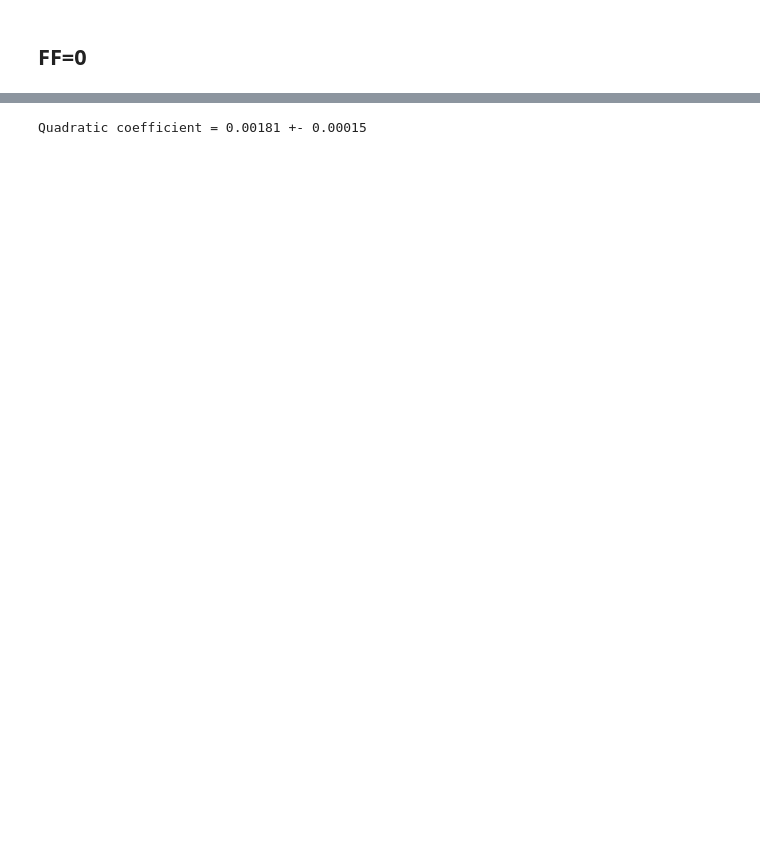
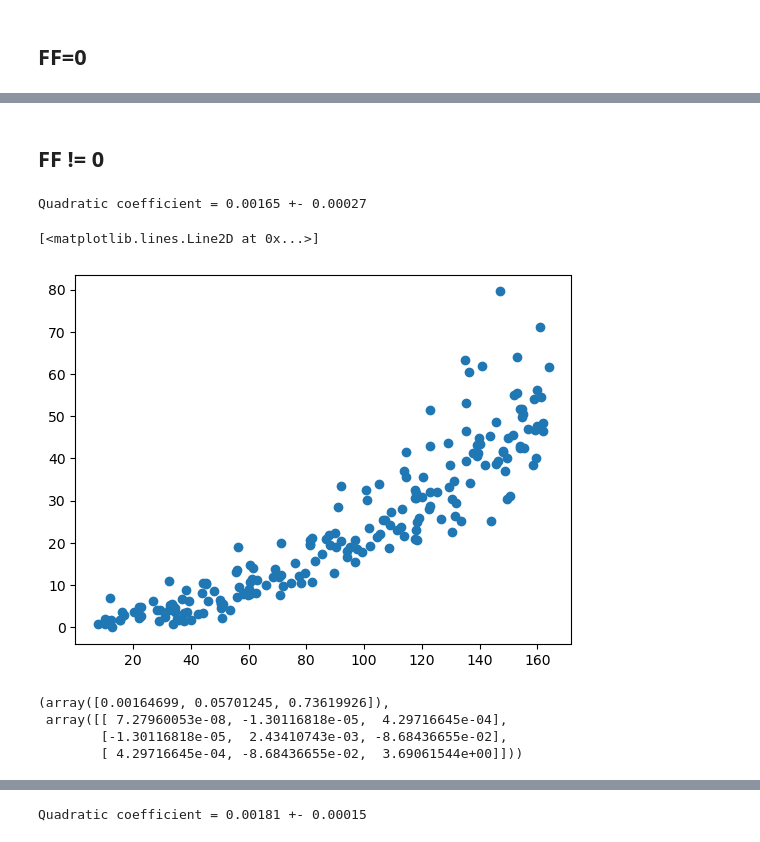
Before and after one commit to Lu-Neil/qnm_filter, a Jupyter notebook: code_demo/SNR_vs_BF/cluster_results.ipynb, the cells around one changed output, grey strips where cells are left out. Cells and saved outputs as stored; diff of their text form; code cells hidden in the pictures; blank space fills up the shorter version.

```diff
--- a/code_demo/SNR_vs_BF/cluster_results.ipynb
+++ b/code_demo/SNR_vs_BF/cluster_results.ipynb
@@ -63,0 +80,23 @@ pl.plot(chi_inject, residual, 'o')
+# %% [markdown]
+## FF != 0
+# %%
+data = np.loadtxt('./results/BF_scaling_allFixed220:200_ALL.dat')
+idx = data.T[0]<250
+[SNRtot_MF, evidence_inj, evidence_filt, nofilter, \
+occams_inj,occams_filt, mass_in_solar, chi_inject] = data.T[:,idx]
+
+log_BF = evidence_inj - evidence_filt
+coeff, err = np.polyfit(SNRtot_MF, log_BF, deg=2, cov=True)
+print(r'Quadratic coefficient = %.5f +- %.5f' % (coeff[0], np.sqrt(err[0,0])))
+pl.plot(SNRtot_MF, log_BF, 'o', label="All fixed")
+# %% [output]
+Quadratic coefficient = 0.00165 +- 0.00027
+[<matplotlib.lines.Line2D at 0x...>]
+[figure, added]
+# %%
+np.polyfit(SNRtot_MF, log_BF, deg=2, cov=True)
+# %% [output]
+(array([0.00164699, 0.05701245, 0.73619926]),
+ array([[ 7.27960053e-08, -1.30116818e-05,  4.29716645e-04],
+        [-1.30116818e-05,  2.43410743e-03, -8.68436655e-02],
+        [ 4.29716645e-04, -8.68436655e-02,  3.69061544e+00]]))
```
Also changed, not shown: parts of 13 cells of this notebook, 5 other files.
